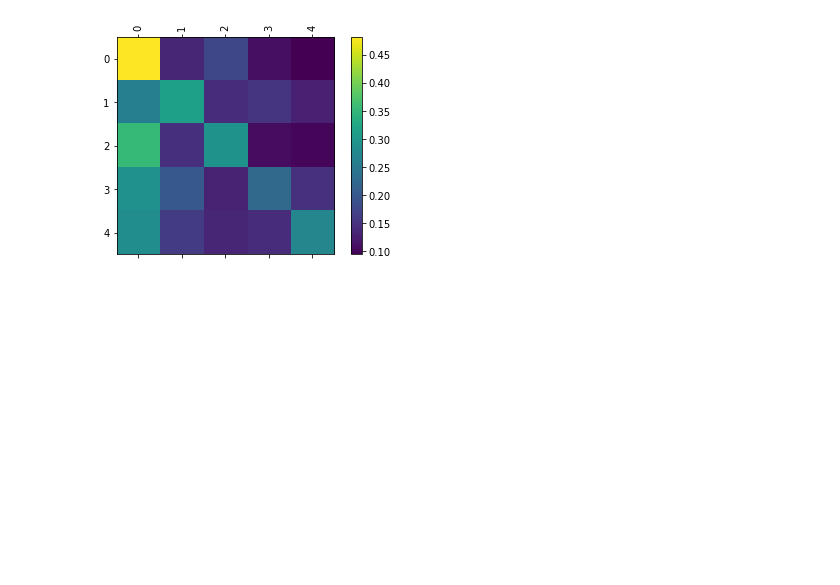
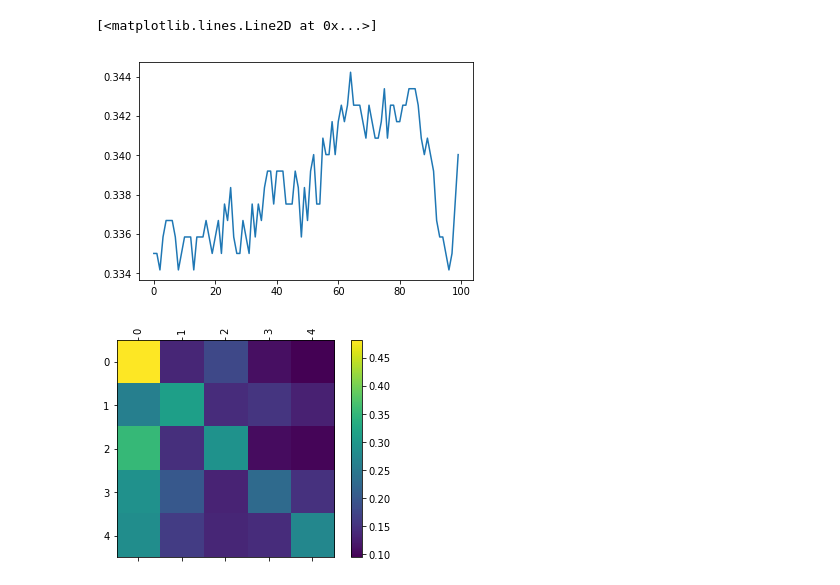
Before and after one commit to kayzhou/Guba_emotion, a Jupyter notebook: lstm.ipynb, the cells around one changed output. Cells and saved outputs as stored; diff of their text form; code cells hidden in the pictures; blank space fills up the shorter version.

```diff
--- a/lstm.ipynb
+++ b/lstm.ipynb
@@ -293,3 +319,10 @@ plt.plot(all_losses)
+# %%
+%matplotlib inline
+plt.figure()
+plt.plot(all_accuracy)
+# %% [output]
+[<matplotlib.lines.Line2D at 0x...>]
+[figure, added]
 # %%
 # Keep track of correct guesses in a confusion matrix
 n_categories = 5
```
Also changed, not shown: parts of 7 cells of this notebook, 2 other files.
